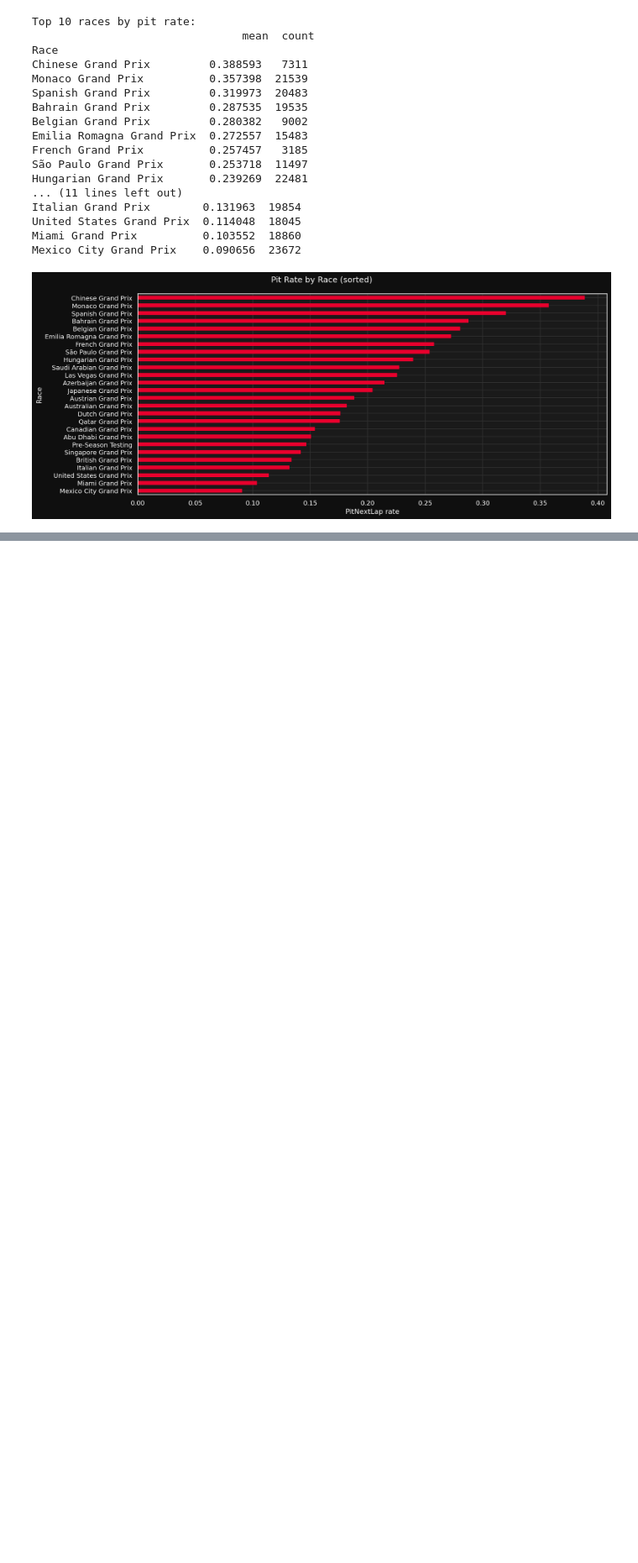
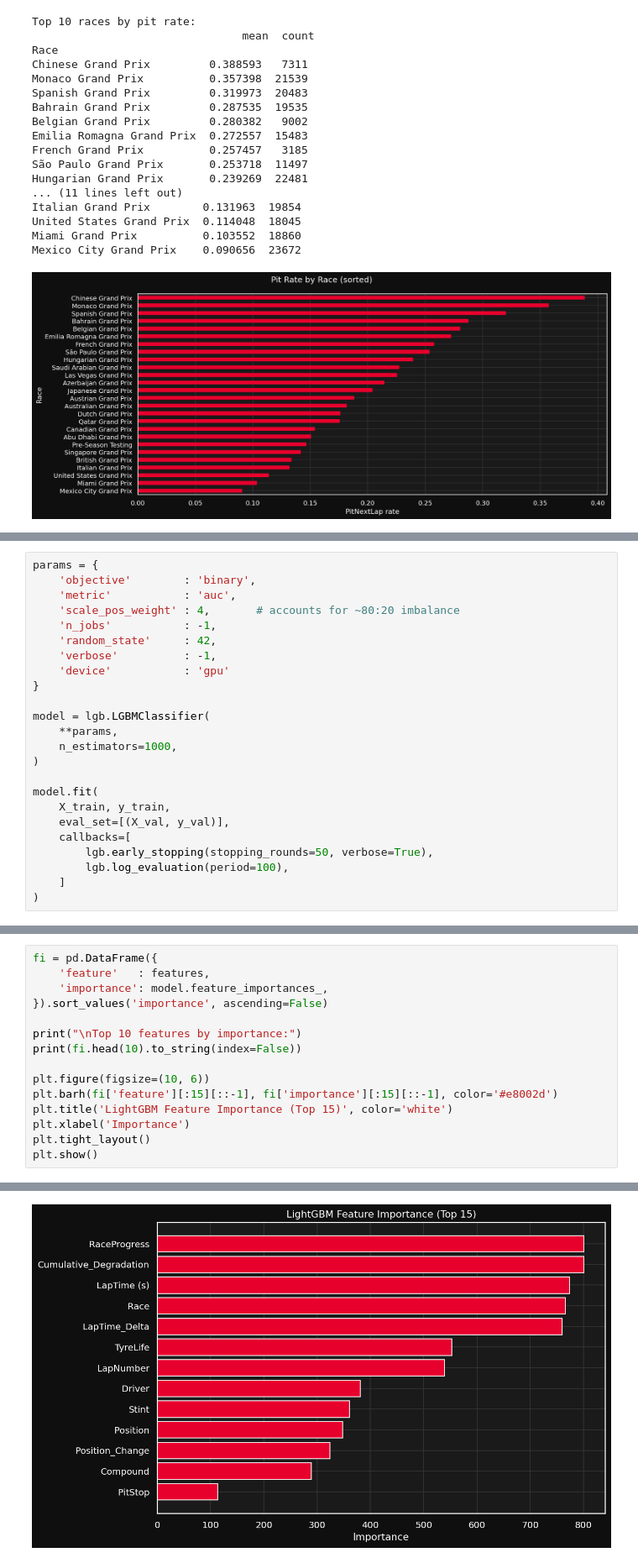
Before and after one commit to CheeseCakeyy/Predicting-F1-pit-stops, a Jupyter notebook: Detailed EDA report/lap-by-lap-predicting-pit-stops-detailed-eda.ipynb, the cells around one changed output, grey strips where cells are left out. Shown at 84% size. Saved outputs shown, nothing was run; the diff lists cells and outputs as text; blank space fills up the shorter version.

```diff
--- a/Detailed EDA report/lap-by-lap-predicting-pit-stops-detailed-eda.ipynb
+++ b/Detailed EDA report/lap-by-lap-predicting-pit-stops-detailed-eda.ipynb
@@ -514,0 +508,24 @@ Thanks for sticking out till the end!! If the EDA was helpful an upvote would go
+# %%
+params = {
+    'objective'        : 'binary',
+    'metric'           : 'auc',
+    'scale_pos_weight' : 4,       # accounts for ~80:20 imbalance
+    'n_jobs'           : -1,
+    'random_state'     : 42,
+    'verbose'          : -1,
+    'device'           : 'gpu'
+}
+
+model = lgb.LGBMClassifier(
+    **params,
+    n_estimators=1000,
+)
+
+model.fit(
+    X_train, y_train,
+    eval_set=[(X_val, y_val)],
+    callbacks=[
+        lgb.early_stopping(stopping_rounds=50, verbose=True),
+        lgb.log_evaluation(period=100),
+    ]
+)
@@ -514,0 +571,16 @@ Thanks for sticking out till the end!! If the EDA was helpful an upvote would go
+# %%
+fi = pd.DataFrame({
+    'feature'   : features,
+    'importance': model.feature_importances_,
+}).sort_values('importance', ascending=False)
+
+print("\nTop 10 features by importance:")
+print(fi.head(10).to_string(index=False))
+
+plt.figure(figsize=(10, 6))
+plt.barh(fi['feature'][:15][::-1], fi['importance'][:15][::-1], color='#e8002d')
+plt.title('LightGBM Feature Importance (Top 15)', color='white')
+plt.xlabel('Importance')
+plt.tight_layout()
+plt.show()
+# %% [output]
@@ -514,0 +599 @@ Thanks for sticking out till the end!! If the EDA was helpful an upvote would go
+[figure, added]
```
Also changed, not shown: parts of 24 cells of this notebook.
